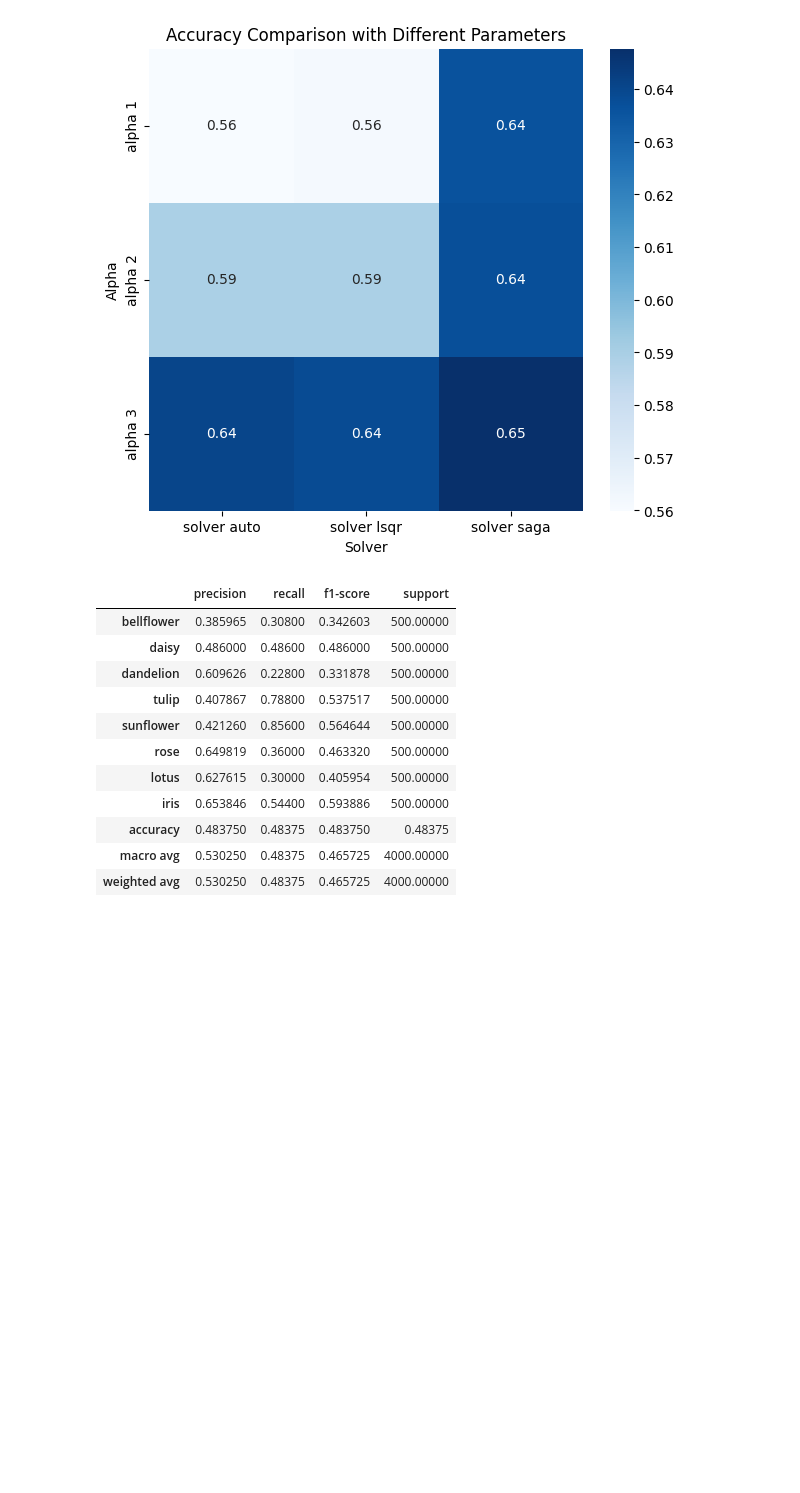
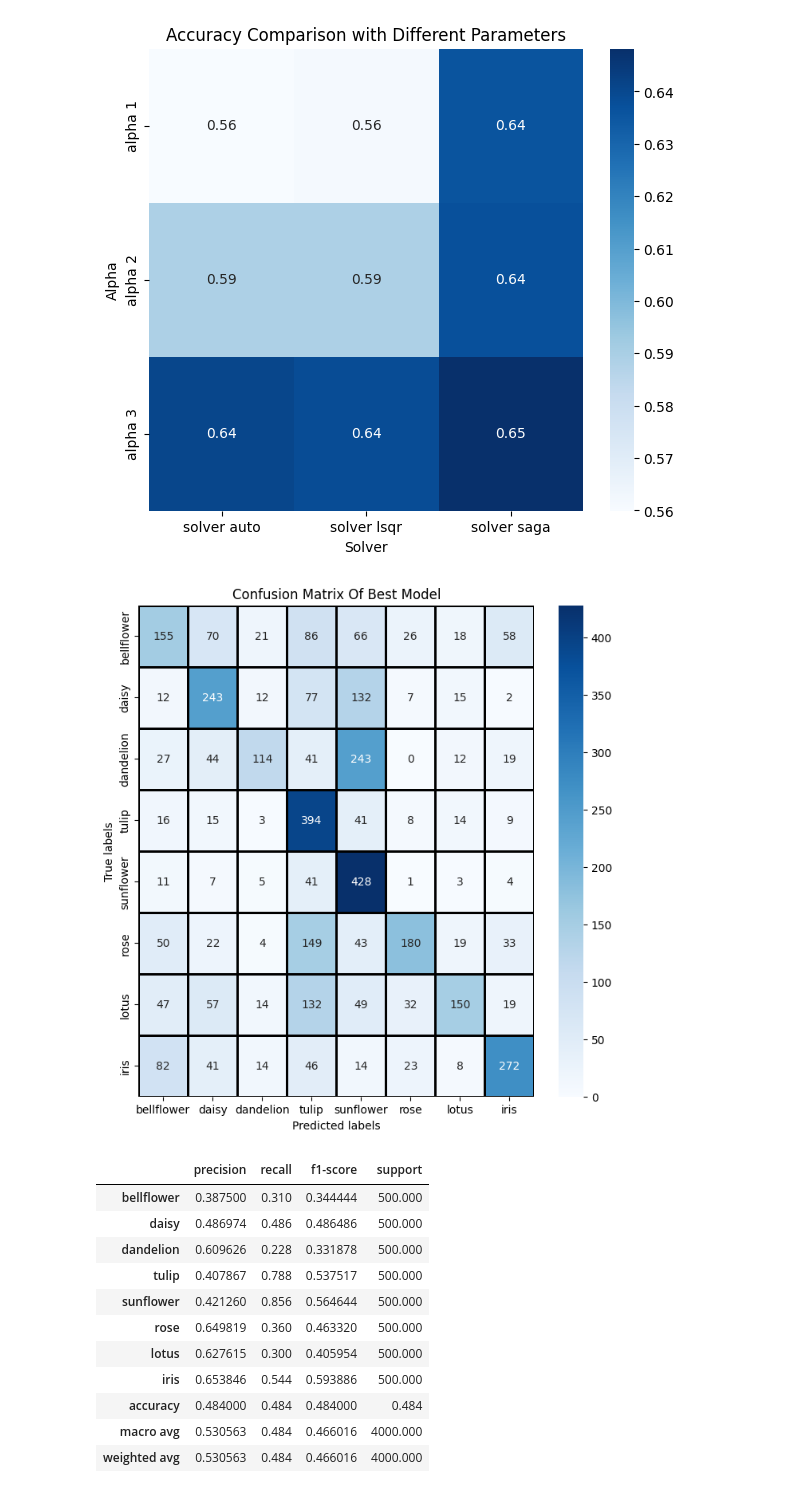
Before and after one commit to LionWannaFly/Machine_Learning_Project, a Jupyter notebook: No_color.ipynb, the cells around one changed output. Cells and saved outputs as stored; diff of their text form; code cells hidden in the pictures; blank space fills up the shorter version.

```diff
--- a/No_color.ipynb
+++ b/No_color.ipynb
@@ -199,6 +205,11 @@ with open('x_test_color.pkl', 'rb') as file:
     x_test_color = pickle.load(file)
 with open('y_test_color.pkl', 'rb') as file:
     y_test_color = pickle.load(file)
+# %%
+with open('x_test_nocolor.pkl', 'rb') as file:
+    x_test = pickle.load(file)
+with open('y_test_color.pkl', 'rb') as file:
+    y_test = pickle.load(file)
 # %%
 x_train, x_val, y_train, y_val = train_test_split(x_train_temp, y_train_temp, test_size=0.125, stratify=y_train_temp, random_state=40)
 
@@ -323,10 +338,10 @@ param_grid = {'C': [1,2,5], 'gamma': [0.002, 0.0005, 0.001]}
 svm = svm.SVC(kernel='rbf')
 grid_search = GridSearchCV(estimator=svm, param_grid=param_grid, scoring='accuracy', cv=5)
 grid_search.fit(x_val, y_val)
-best_model = grid_search.best_estimator_
-print("Best Model:", best_model)
-best_model.fit(x_train_temp,y_train_temp)
-y_pred = best_model.predict(x_test)
+best_model_svm = grid_search.best_estimator_
+print("Best Model:", best_model_svm)
+best_model_svm.fit(x_train_temp,y_train_temp)
+y_pred_svm = best_model_svm.predict(x_test)
 mean_test_scores = grid_search.cv_results_['mean_test_score']
 parameters = grid_search.cv_results_['params']
 # %% [output]
@@ -392,13 +452,13 @@ param_grid = {
 XGBoost = XGBClassifier(random_state=50, n_jobs=-1)
 grid_search = GridSearchCV(estimator=XGBoost, param_grid=param_grid, scoring='accuracy', cv=5)
 grid_search.fit(x_val, y_val)
-best_model = grid_search.best_estimator_
-print("Best Model:", best_model)
-best_model.fit(x_train_temp,y_train_temp)
-y_pred = best_model.predict(x_test)
-confusion_plot = ConfusionMatrixPlot(labels, y_test, y_pred)
+best_model_xgb = grid_search.best_estimator_
+print("Best Model:", best_model_xgb)
+best_model_xgb.fit(x_train_temp,y_train_temp)
+y_pred_xgb = best_model_xgb.predict(x_test)
+confusion_plot = ConfusionMatrixPlot(labels, y_test, y_pred_xgb)
 confusion_plot.plot()
-report_plot = ClassificationReportPlot(labels, y_test, y_pred)
+report_plot = ClassificationReportPlot(labels, y_test, y_pred_xgb)
 report_plot.plot()
 mean_test_scores = grid_search.cv_results_['mean_test_score']
 parameters = grid_search.cv_results_['params']
@@ -540,13 +603,13 @@ param_grid = {
 ridge_classifier = RidgeClassifier()
 grid_search = GridSearchCV(estimator=ridge_classifier, param_grid=param_grid, scoring='accuracy', cv=5)
 grid_search.fit(x_val, y_val)
-best_model = grid_search.best_estimator_
-print("Best Model:", best_model)
-best_model.fit(x_train_temp,y_train_temp)
-y_pred = best_model.predict(x_test)
-confusion_plot = ConfusionMatrixPlot(labels, y_test, y_pred)
+best_model_ridge = grid_search.best_estimator_
+print("Best Model:", best_model_ridge)
+best_model_ridge.fit(x_train_temp,y_train_temp)
+y_pred_ridge = best_model_ridge.predict(x_test)
+confusion_plot = ConfusionMatrixPlot(labels, y_test, y_pred_ridge)
 confusion_plot.plot()
-report_plot = ClassificationReportPlot(labels, y_test, y_pred)
+report_plot = ClassificationReportPlot(labels, y_test, y_pred_ridge)
 report_plot.plot()
 mean_test_scores = grid_search.cv_results_['mean_test_score']
 parameters = grid_search.cv_results_['params']
@@ -577,19 +640,22 @@ Best Model: RidgeClassifier(alpha=10.0, solver='saga')
 | weighted avg | 0.771367 | 0.7695 | 0.769296 | 4000.0000 |
 [figure]
 # %%
-y_pred=best_model.predict(x_test_color)
-report_plot = ClassificationReportPlot(labels, y_test_color, y_pred)
+y_pred_ridge_color=best_model_ridge.predict(x_test_color)
+confusion_plot = ConfusionMatrixPlot(labels, y_test, y_pred_ridge_color)
+confusion_plot.plot()
+report_plot = ClassificationReportPlot(labels, y_test, y_pred_ridge_color)
 report_plot.plot()
 # %% [output]
+[figure, added]
 |  | precision | recall | f1-score | support |
-| bellflower | 0.385965 | 0.30800 | 0.342603 | 500.00000 |
-| daisy | 0.486000 | 0.48600 | 0.486000 | 500.00000 |
-| dandelion | 0.609626 | 0.22800 | 0.331878 | 500.00000 |
-| tulip | 0.407867 | 0.78800 | 0.537517 | 500.00000 |
-| sunflower | 0.421260 | 0.85600 | 0.564644 | 500.00000 |
-| rose | 0.649819 | 0.36000 | 0.463320 | 500.00000 |
-| lotus | 0.627615 | 0.30000 | 0.405954 | 500.00000 |
-| iris | 0.653846 | 0.54400 | 0.593886 | 500.00000 |
-| accuracy | 0.483750 | 0.48375 | 0.483750 | 0.48375 |
-| macro avg | 0.530250 | 0.48375 | 0.465725 | 4000.00000 |
-| weighted avg | 0.530250 | 0.48375 | 0.465725 | 4000.00000 |
+| bellflower | 0.387500 | 0.310 | 0.344444 | 500.000 |
+| daisy | 0.486974 | 0.486 | 0.486486 | 500.000 |
+| dandelion | 0.609626 | 0.228 | 0.331878 | 500.000 |
+| tulip | 0.407867 | 0.788 | 0.537517 | 500.000 |
+| sunflower | 0.421260 | 0.856 | 0.564644 | 500.000 |
+| rose | 0.649819 | 0.360 | 0.463320 | 500.000 |
+| lotus | 0.627615 | 0.300 | 0.405954 | 500.000 |
+| iris | 0.653846 | 0.544 | 0.593886 | 500.000 |
+| accuracy | 0.484000 | 0.484 | 0.484000 | 0.484 |
+| macro avg | 0.530563 | 0.484 | 0.466016 | 4000.000 |
+| weighted avg | 0.530563 | 0.484 | 0.466016 | 4000.000 |
```
Also changed, not shown: parts of 27 cells of this notebook, 50 other files.
